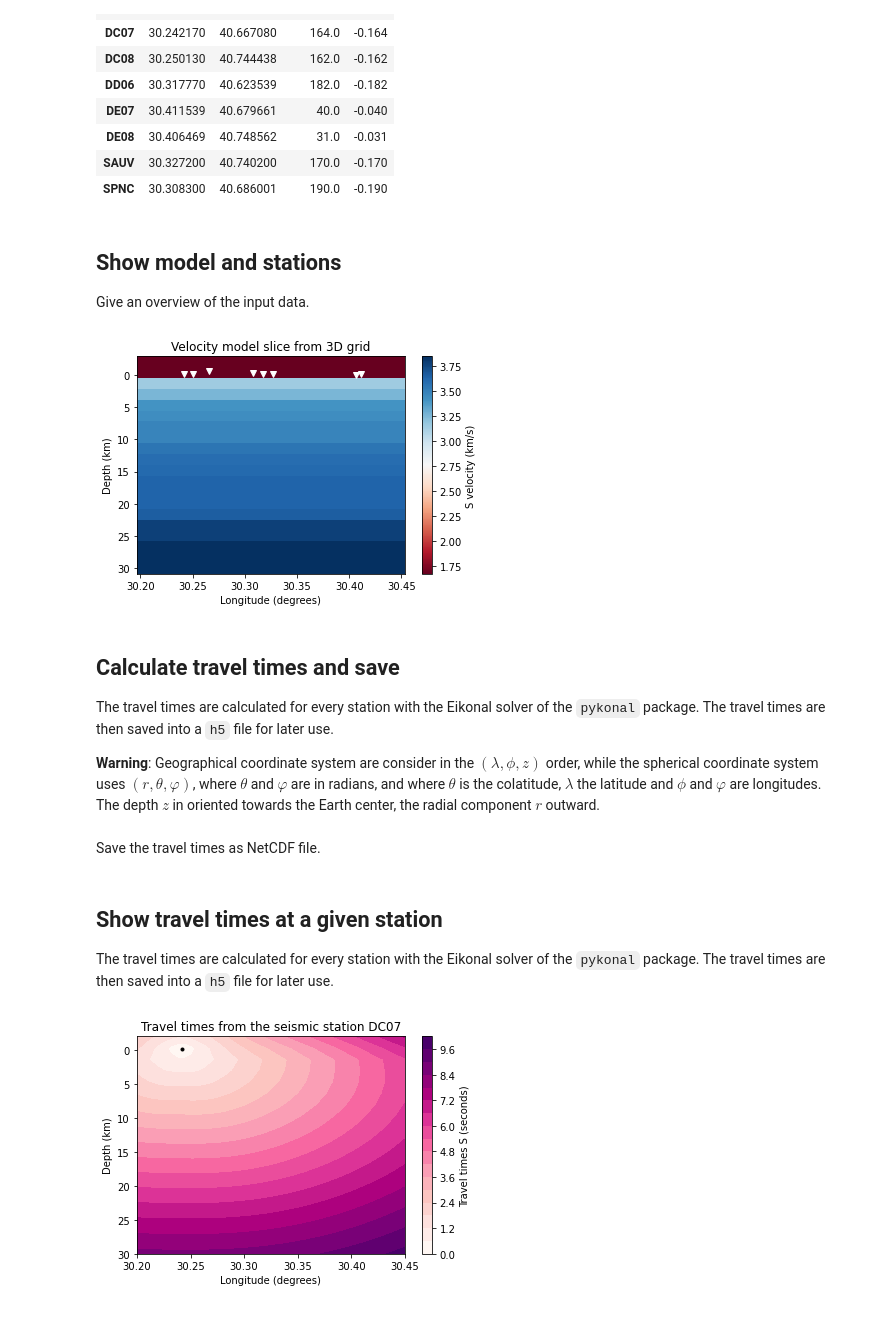
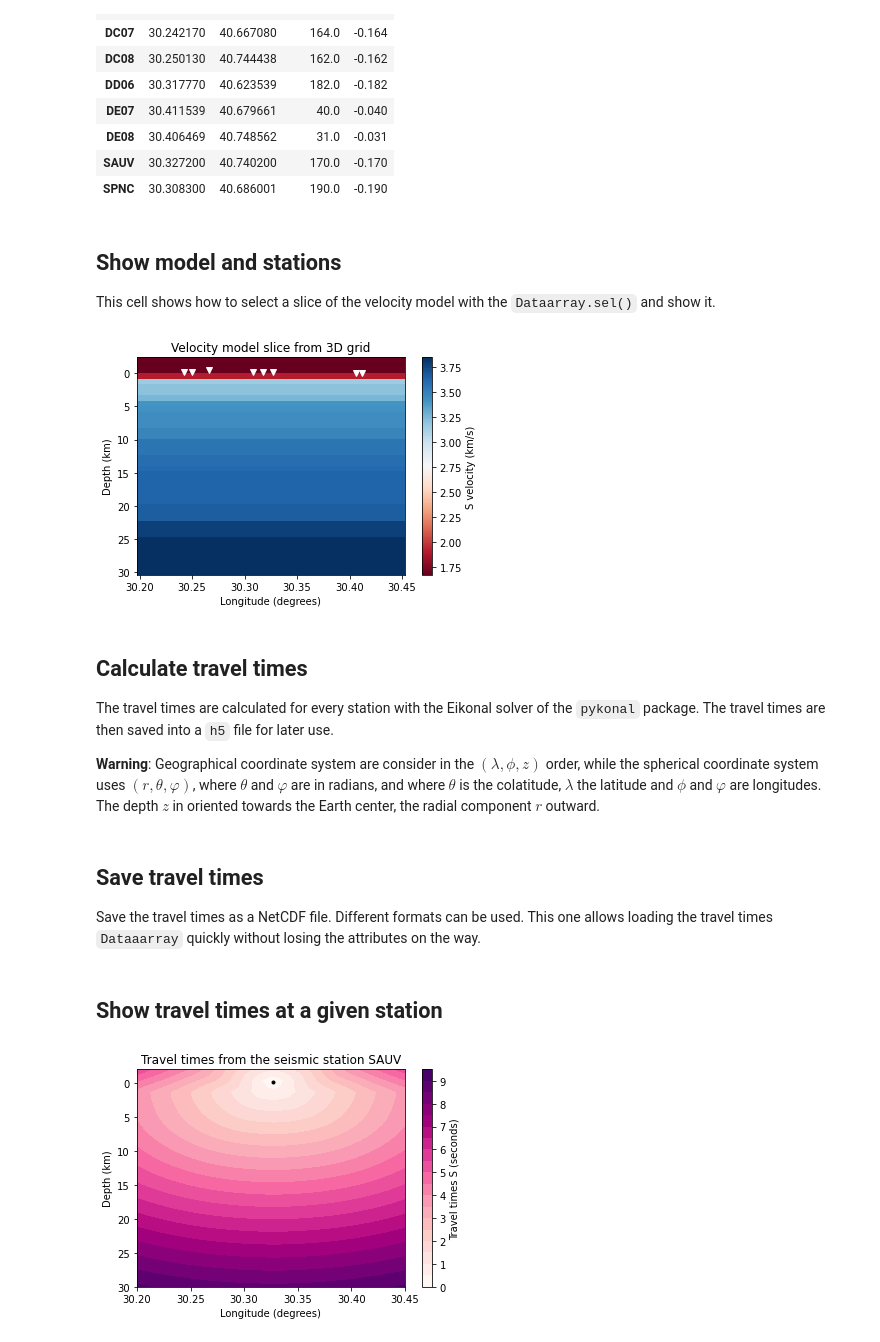
Before and after one commit to ebeauce/beampower, a Jupyter notebook: notebooks/2_travel_times.ipynb, the cells around one changed output. Cells and saved outputs as stored; diff of their text form; code cells hidden in the pictures.

```diff
--- a/notebooks/2_travel_times.ipynb
+++ b/notebooks/2_travel_times.ipynb
@@ -64,4 +75,2 @@ We calculate the travel times on a finer grid than the model grid, so we need to
 # %%
-depths = np.linspace(30.0, -2.0, 20)
-
-velocity_layers_interp = velocity_layers.reindex(depths, method="ffill")
+depths = np.linspace(30.0, -2.0, 40)
@@ -90,0 +104,3 @@ Because the overall package works in full three-dimensional coordinates, we tile
+# %%
+longitudes = np.linspace(30.20, 30.45, 50)
+latitudes = np.linspace(40.60, 40.76, 40)
@@ -91,7 +109,4 @@ Because the overall package works in full three-dimensional coordinates, we tile
 # %%
-longitudes = np.linspace(30.20, 30.45, 40)
-latitudes = np.linspace(40.60, 40.76, 35)
-
 # Xarray
 velocities = velocity_layers_interp.stack().to_xarray()
 velocities = velocities.rename({"level_1": "phase"})
@@ -128,16 +143,17 @@ network
 | DE08 | 30.406469 | 40.748562 | 31.0 | -0.031 |
 | SAUV | 30.327200 | 40.740200 | 170.0 | -0.170 |
 | SPNC | 30.308300 | 40.686001 | 190.0 | -0.190 |
-# %% [markdown]
-## Show model and stations
-
-Give an overview of the input data.
+# %% [markdown]
+## Show model and stations
+
+This cell shows how to select a slice of the velocity model with the `Dataarray.sel()` and show it.
 # %%
 # Select slice at first latitude index
 velocities_slice = velocities.sel(phase="S", latitude=latitudes.min())
 
 # Show velocities
 img = velocities_slice.T.plot.imshow(cmap="RdBu", add_colorbar=False)
+cb = plt.colorbar(img)
 
 # Show stations
 plt.plot(network.longitude, network.depth, "wv")
@@ -147,27 +163,22 @@ ax = plt.gca()
 ax.set_xlabel("Longitude (degrees)")
 ax.set_ylabel("Depth (km)")
 ax.set_title("Velocity model slice from 3D grid")
+cb.set_label(f"{velocities_slice.phase.data} velocity (km/s)")
 ax.invert_yaxis()
-cb = plt.colorbar(img)
-cb.set_label(f"{velocities_slice.phase.data} velocity (km/s)")
-
-# Show
-plt.show()
 # %% [output]
-[figure, old version]
+[figure, new version]
 # %% [markdown]
-## Calculate travel times and save
+## Calculate travel times
 
 The travel times are calculated for every station with the Eikonal solver of the `pykonal` package. The travel times are then saved into a `h5` file for later use.
 
 **Warning**: Geographical coordinate system are consider in the $(\lambda, \phi, z)$ order, while the spherical coordinate system uses $(r, \theta, \varphi)$, where $\theta$ and $\varphi$ are in radians, and where $\theta$ is the colatitude, $\lambda$ the latitude and $\phi$ and $\varphi$ are longitudes. The depth $z$ in oriented towards the Earth center, the radial component $r$ outward.
 # %%
-FILEPATH_TRAVELTIMES = "../data/travel_times.nc"
 STATION_ENTRIES = ["latitude", "longitude", "depth"]
 
 # Initiliaze travel times
-velocities = velocities.transpose("phase", "depth", "latitude", "longitude")
-travel_times = velocities.copy()
+velocities_solver = velocities.transpose("phase", "depth", "latitude", "longitude")
+travel_times = velocities_solver.copy()
 travel_times = travel_times.expand_dims(station=network.index).copy()
 
 # Reference point
@@ -186,22 +197,24 @@ for phase in travel_times.phase.data:
         solver = PointSourceSolver(coord_sys="spherical")
         solver.velocity.min_coords = reference_point
         solver.velocity.node_intervals = node_intervals
-
-        # Velocity
-        velocity = velocities.sel(phase=phase)[:, ::-1]
+        velocity = velocities_solver.sel(phase=phase).to_numpy()
         solver.velocity.npts = velocity.shape
-        solver.velocity.values = velocity.copy()
+        solver.velocity.values = velocity[:, ::-1].copy()
 
         # Source
         src_loc = network.loc[station][STATION_ENTRIES].values
-        solver.src_loc = geo2sph(src_loc).squeeze()
+        solver.src_loc = np.array(geo2sph(src_loc).squeeze())
 
         # Solve Eikonal equation
         solver.solve()
 
         # Assign to dataarray (flip back for depth convention)
         locator = dict(station=station, phase=phase)
-        travel_times.loc[locator] = solver.tt.values[:, ::-1]
+        tt = solver.tt.values[:, ::-1]
+        tt[np.isinf(tt)] = 0
+        travel_times.loc[locator] = tt
-# %% [markdown]
-Save the travel times as NetCDF file.
+# %% [markdown]
+## Save travel times
+
+Save the travel times as a NetCDF file. Different formats can be used. This one allows loading the travel times `Dataaarray` quickly without losing the attributes on the way.
 # %%
@@ -209,33 +222,31 @@ travel_times.to_netcdf(FILEPATH_TRAVELTIMES)
-# %% [markdown]
-## Show travel times at a given station
-
-The travel times are calculated for every station with the Eikonal solver of the `pykonal` package. The travel times are then saved into a `h5` file for later use.
+# %% [markdown]
+## Show travel times at a given station
 # %%
 CONTOUR_LEVELS = 20
 SEISMIC_PHASE = "S"
-station = network.loc["DC07"]
+station = network.loc["SAUV"]
 
 # Show
 latitude_id = np.abs(travel_times.latitude - station.latitude).argmin()
 time_delays = travel_times.sel(phase=SEISMIC_PHASE, station=station.name)
 time_delays = time_delays.isel(latitude=latitude_id)
 img = time_delays.plot.contourf(
     add_colorbar=False, cmap="RdPu", levels=CONTOUR_LEVELS
 )
 
 # Colorbar
 cb = plt.colorbar(img)
 cb.set_label(f"Travel times {SEISMIC_PHASE} (seconds)")
 
 # Station
 plt.plot(station.longitude, station.depth, "k.")
 
 # Labels
 ax = plt.gca()
 ax.invert_yaxis()
 ax.set_xlabel("Longitude (degrees)")
 ax.set_ylabel("Depth (km)")
 ax.set_title(f"Travel times from the seismic station {station.name}")
 plt.show()
 # %% [output]
-[figure, old version]
+[figure, new version]
```
Also changed, not shown: parts of 13 cells of this notebook, 3 other files.
